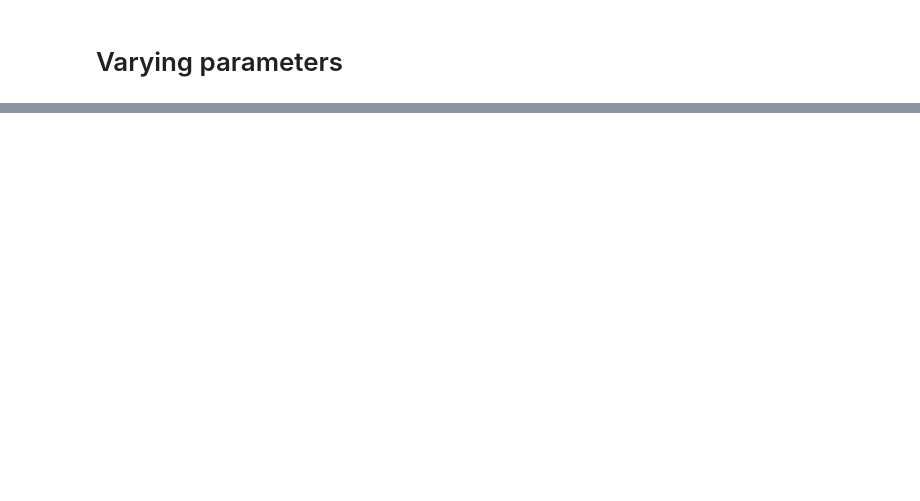
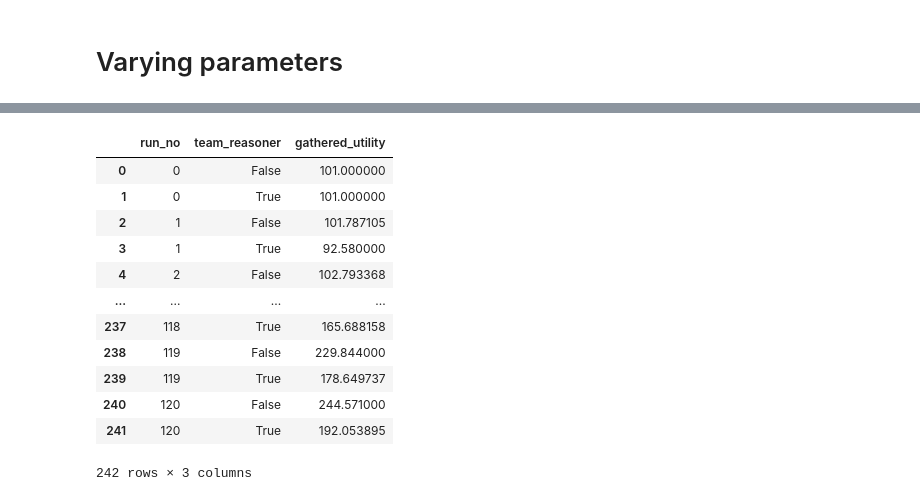
Before and after one commit to MNoichl/simple_teams, a Jupyter notebook: team_reasoning_in_prisoners_base_.ipynb, the cells around one changed output, grey strips where cells are left out. Cells and saved outputs as stored; diff of their text form; code cells hidden in the pictures; blank space fills up the shorter version.

```diff
--- a/team_reasoning_in_prisoners_base_.ipynb
+++ b/team_reasoning_in_prisoners_base_.ipynb
@@ -287,23 +287,37 @@ collected_frame = pd.concat(collected_results)
 # %%
 grouped = collected_frame.groupby(["run_no", "team_reasoner"])[
     "gathered_utility"
 ].mean()
 grouped = pd.DataFrame(grouped).reset_index()
+display(grouped)
 grouped = grouped.groupby("run_no")
 
 diff_frames = []
 for name, group in grouped:
 
     diff_frame =  pd.DataFrame(collected_frame[collected_frame["run_no"] == name].iloc[0]).T[
             ["run_no", "proportion_team_reasoners", "probability_team_reasoning"]
         ]
     performance_diff = (
         group[group["team_reasoner"] == False]["gathered_utility"].iloc[0]
         - group[group["team_reasoner"] == True]["gathered_utility"].iloc[0]
     )
     diff_frame['performance_diff'] = performance_diff
     diff_frames.append(diff_frame)
 # %% [output]
+|  | run_no | team_reasoner | gathered_utility |
+| 0 | 0 | False | 101.000000 |
+| 1 | 0 | True | 101.000000 |
+| 2 | 1 | False | 101.787105 |
+| 3 | 1 | True | 92.580000 |
+| 4 | 2 | False | 102.793368 |
+| ... | ... | ... | ... |
+| 237 | 118 | True | 165.688158 |
+| 238 | 119 | False | 229.844000 |
+| 239 | 119 | True | 178.649737 |
+| 240 | 120 | False | 244.571000 |
+| 241 | 120 | True | 192.053895 |
+242 rows × 3 columns
 [interactive output not drawn]
 # %%
 difference_frame = pd.concat(diff_frames)
```
Also changed, not shown: parts of 5 cells of this notebook.
